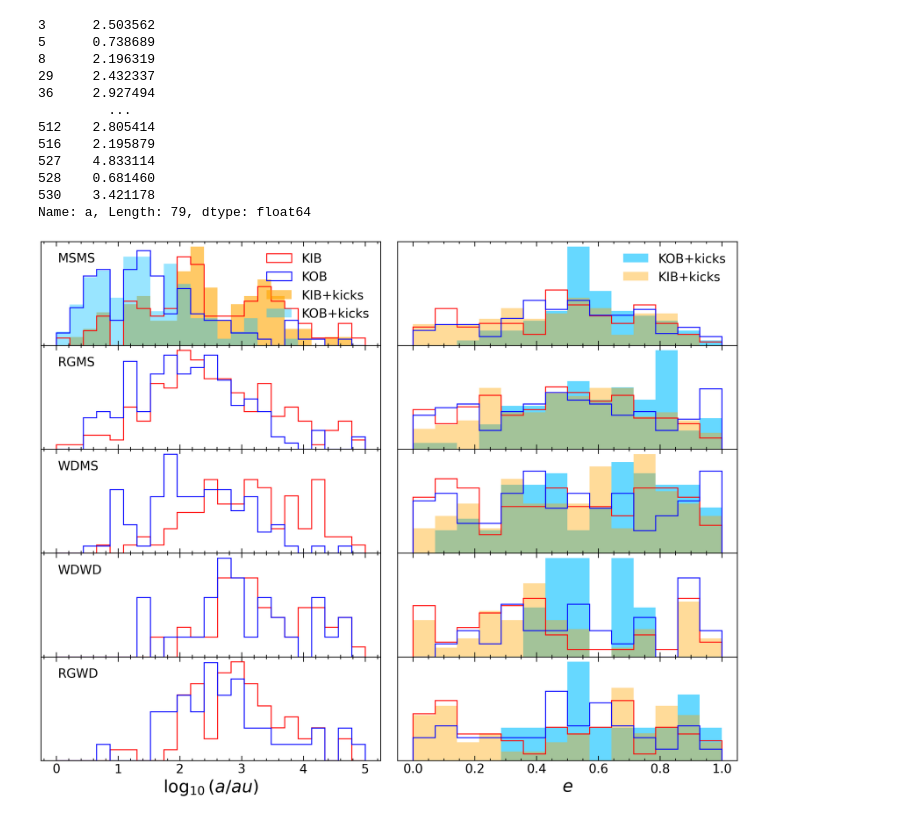
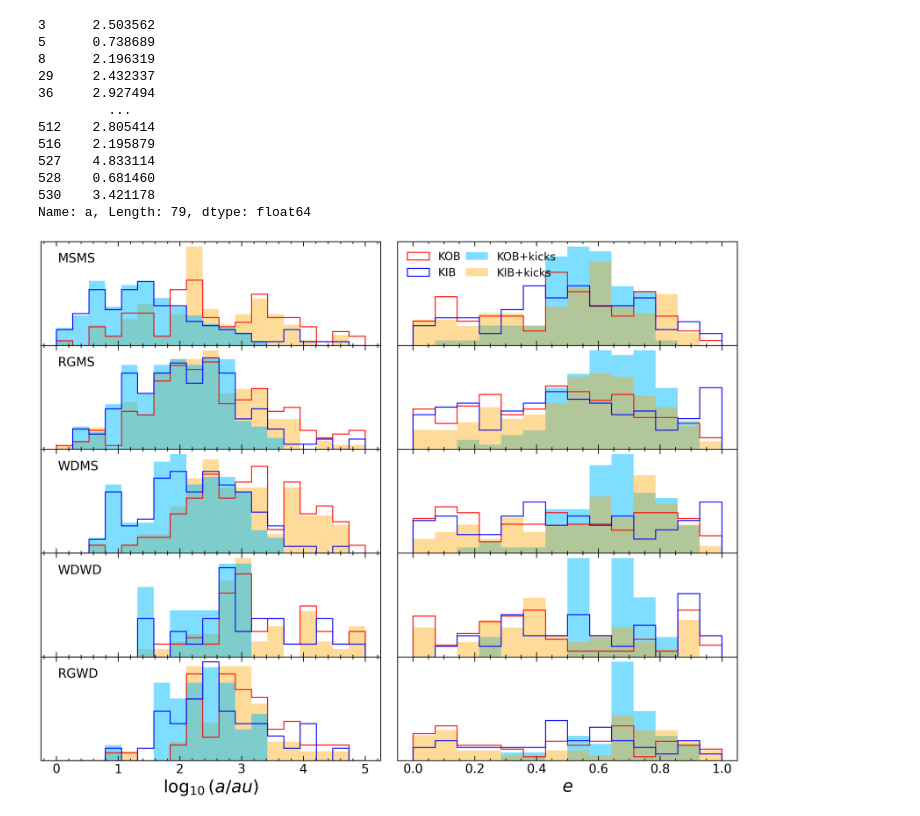
Before and after one commit to cheyanneshariat/OSPE_Scripts, a Jupyter notebook: SSE_Mergers.ipynb, the cells around one changed output. Drawn from its saved outputs; the diff is of its cells as text; code cells hidden in the pictures.

```diff
--- a/SSE_Mergers.ipynb
+++ b/SSE_Mergers.ipynb
@@ -632,8 +632,8 @@ def make_mergers_df(merged_df_final, cosmic_df, bcm_m1, bcm_m2, bpp_m1 = None, b
 mergers_df1 = make_mergers_df(merged_df_final1, cosmic_df_1, m1_bcms_df1, m2_bcms_df1, bpp_m1 = None, bpp_m2 = None, WD_kicks = False, sample_kcks = False, n_sample_kicks = 1000)
 mergers_df6 = make_mergers_df(merged_df_final6, cosmic_df_6, m2_bcms_df6, m2_bcms_df6, bpp_m1 = None, bpp_m2 = None, WD_kicks = False, sample_kcks = False, n_sample_kicks = 1000)
 
-mergers_df1_kicks = make_mergers_df(merged_df_final1, cosmic_df_1, m1_bcms_df1, m2_bcms_df1, bpp_m1 = None, bpp_m2 = None, WD_kicks = True, sample_kcks = False, n_sample_kicks = 1000)
-mergers_df6_kicks = make_mergers_df(merged_df_final6, cosmic_df_6, m2_bcms_df6, m2_bcms_df6, bpp_m1 = None, bpp_m2 = None, WD_kicks = True, sample_kcks = False, n_sample_kicks = 1000)
+mergers_df1_kicks = make_mergers_df(merged_df_final1, cosmic_df_1, m1_bcms_df1, m2_bcms_df1, bpp_m1 = None, bpp_m2 = None, WD_kicks = True, sample_kcks = True, n_sample_kicks = 100)
+mergers_df6_kicks = make_mergers_df(merged_df_final6, cosmic_df_6, m2_bcms_df6, m2_bcms_df6, bpp_m1 = None, bpp_m2 = None, WD_kicks = True, sample_kcks = True, n_sample_kicks = 100)
 
 mergers_df1.to_pickle(DIR + 'mergers_df1')
 mergers_df6.to_pickle(DIR + 'mergers_df6')
@@ -782,72 +782,78 @@ fig, axes  = plt.subplots(nrows=5,ncols=2,figsize=(16,12),gridspec_kw=dict(hspac
 
 kwargs_hist = {'histtype' :'step','density':True, 'lw' : 1.25}
 kwargs_hist2 = {'histtype' :'stepfilled','density':True, 'lw' : 0.75}
-bins = np.linspace(-0,5,24)
+bins = np.linspace(-0,5,20)
 
 ax1.hist(np.log10(mergers_df6.query("merger_type=='MSMS' and 0 < a < 1e6")['a'].dropna().astype(float)), color='r', label='KIB',bins=bins, **kwargs_hist)
 ax1.hist(np.log10(mergers_df1.query("merger_type=='MSMS' and 0 < a < 1e6")['a'].dropna().astype(float)), color='b', label='KOB',bins=bins, **kwargs_hist)
-ax1.hist(np.log10(mergers_df6_kicks.query("merger_type=='MSMS' and 0 < a < 1e6")['a'].dropna().astype(float)), color='orange', label='KIB+kicks',bins=bins,alpha=0.6, **kwargs_hist2)
-ax1.hist(np.log10(mergers_df1_kicks.query("merger_type=='MSMS' and 0 < a < 1e6")['a'].dropna().astype(float)), color='deepskyblue', label='KOB+kicks',bins=bins,alpha=0.4, **kwargs_hist2)
+ax1.hist(np.log10(mergers_df6_kicks.query("merger_type=='MSMS' and 0 < a < 1e6")['a'].dropna().astype(float)), color='orange', label='KIB+kicks',bins=bins,alpha=0.4, **kwargs_hist2)
+ax1.hist(np.log10(mergers_df1_kicks.query("merger_type=='MSMS' and 0 < a < 1e6")['a'].dropna().astype(float)), color='deepskyblue', label='KOB+kicks',bins=bins,alpha=0.5, **kwargs_hist2)
 ax1.text(0.05, 0.8, 'MSMS', transform = ax1.transAxes, fontsize=16)
-
-ax1.legend()
+# ax1.legend(edgecolor='k',ncols=2, loc=1, fontsize=14, columnspacing=0.5)
 
 
-ax2.hist(np.log10(df_final6.query("merged == True and bintype=='RGMS'")['a2']), color='r', label='KIB',bins=bins, **kwargs_hist)
-ax2.hist(np.log10(df_final1.query("merged == True and bintype=='RGMS'")['a2']), color='b', label='KOB',bins=bins, **kwargs_hist)
+ax2.hist(np.log10(mergers_df6.query("merger_type=='RGMS' and 0 < a < 1e6")['a'].dropna().astype(float)), color='r', label='KIB',bins=bins, **kwargs_hist)
+ax2.hist(np.log10(mergers_df1.query("merger_type=='RGMS' and 0 < a < 1e6")['a'].dropna().astype(float)), color='b', label='KOB',bins=bins, **kwargs_hist)
+ax2.hist(np.log10(mergers_df6_kicks.query("merger_type=='RGMS' and 0 < a < 1e6")['a'].dropna().astype(float)), color='orange', label='KIB+kicks',bins=bins,alpha=0.4, **kwargs_hist2)
+ax2.hist(np.log10(mergers_df1_kicks.query("merger_type=='RGMS' and 0 < a < 1e6")['a'].dropna().astype(float)), color='deepskyblue', label='KOB+kicks',bins=bins,alpha=0.5, **kwargs_hist2)
 ax2.text(0.05, 0.8, 'RGMS', transform = ax2.transAxes, fontsize=16)
 
-ax3.hist(np.log10(df_final6.query("merged == True and bintype=='WDMS'")['a2']), color='r', label='KIB',bins=bins, **kwargs_hist)
-ax3.hist(np.log10(df_final1.query("merged == True and bintype=='WDMS'")['a2']), color='b', label='KOB',bins=bins, **kwargs_hist)
+ax3.hist(np.log10(mergers_df6.query("merger_type=='WDMS' and 0 < a < 1e6")['a'].dropna().astype(float)), color='r', label='KIB',bins=bins, **kwargs_hist)
+ax3.hist(np.log10(mergers_df1.query("merger_type=='WDMS' and 0 < a < 1e6")['a'].dropna().astype(float)), color='b', label='KOB',bins=bins, **kwargs_hist)
+ax3.hist(np.log10(mergers_df6_kicks.query("merger_type=='WDMS' and 0 < a < 1e6")['a'].dropna().astype(float)), color='orange', label='KIB+kicks',bins=bins,alpha=0.4, **kwargs_hist2)
+ax3.hist(np.log10(mergers_df1_kicks.query("merger_type=='WDMS' and 0 < a < 1e6")['a'].dropna().astype(float)), color='deepskyblue', label='KOB+kicks',bins=bins,alpha=0.5, **kwargs_hist2)
 ax3.text(0.05, 0.8, 'WDMS', transform = ax3.transAxes, fontsize=16)
 
-ax4.hist(np.log10(df_final6.query("merged == True and bintype=='WDWD'")['a2']), color='r', label='KIB',bins=bins, **kwargs_hist)
-ax4.hist(np.log10(df_final1.query("merged == True and bintype=='WDWD'")['a2']), color='b', label='KOB',bins=bins, **kwargs_hist)
+ax4.hist(np.log10(mergers_df6.query("merger_type=='WDWD' and 0 < a < 1e6")['a'].dropna().astype(float)), color='r', label='KIB',bins=bins, **kwargs_hist)
+ax4.hist(np.log10(mergers_df1.query("merger_type=='WDWD' and 0 < a < 1e6")['a'].dropna().astype(float)), color='b', label='KOB',bins=bins, **kwargs_hist)
+ax4.hist(np.log10(mergers_df6_kicks.query("merger_type=='WDWD' and 0 < a < 1e6")['a'].dropna().astype(float)), color='orange', label='KIB+kicks',bins=bins,alpha=0.4, **kwargs_hist2)
+ax4.hist(np.log10(mergers_df1_kicks.query("merger_type=='WDWD' and 0 < a < 1e6")['a'].dropna().astype(float)), color='deepskyblue', label='KOB+kicks',bins=bins,alpha=0.5, **kwargs_hist2)
 ax4.text(0.05, 0.8, 'WDWD', transform = ax4.transAxes, fontsize=16)
 
-ax5.hist(np.log10(df_final6.query("merged == True and bintype=='RGWD'")['a2']), color='r', label='KIB',bins=bins, **kwargs_hist)
-ax5.hist(np.log10(df_final1.query("merged == True and bintype=='RGWD'")['a2']), color='b', label='KOB',bins=bins, **kwargs_hist)
+ax5.hist(np.log10(mergers_df6.query("merger_type=='RGWD' and 0 < a < 1e6")['a'].dropna().astype(float)), color='r', label='KIB',bins=bins, **kwargs_hist)
+ax5.hist(np.log10(mergers_df1.query("merger_type=='RGWD' and 0 < a < 1e6")['a'].dropna().astype(float)), color='b', label='KOB',bins=bins, **kwargs_hist)
+ax5.hist(np.log10(mergers_df6_kicks.query("merger_type=='RGWD' and 0 < a < 1e6")['a'].dropna().astype(float)), color='orange', label='KIB+kicks',bins=bins,alpha=0.4, **kwargs_hist2)
+ax5.hist(np.log10(mergers_df1_kicks.query("merger_type=='RGWD' and 0 < a < 1e6")['a'].dropna().astype(float)), color='deepskyblue', label='KOB+kicks',bins=bins,alpha=0.5, **kwargs_hist2)
 ax5.text(0.05, 0.8, 'RGWD', transform = ax5.transAxes, fontsize=16)
 
 ax5.set_xlabel("$\log_{10}(a / au)$", fontsize=22)
 
 ################################################################################################
 bins_ecc = np.linspace(0,1,15)
 
-ax6.hist(mergers_df6.query("merger_type=='MSMS'")['e'].dropna(), color='r', label='',bins=bins_ecc, **kwargs_hist)
-ax6.hist(mergers_df1.query("merger_type=='MSMS'")['e'].dropna(), color='b', label='',bins=bins_ecc, **kwargs_hist)
-ax6.hist(mergers_df1_kicks.query("merger_type=='MSMS'")['e'].dropna(), color='deepskyblue', label='KOB+kicks',bins=bins_ecc, alpha=0.6, **kwargs_hist2)
+ax6.hist(mergers_df6.query("merger_type=='MSMS'")['e'].dropna(), color='r', label='KOB',bins=bins_ecc, **kwargs_hist)
+ax6.hist(mergers_df1.query("merger_type=='MSMS'")['e'].dropna(), color='b', label='KIB',bins=bins_ecc, **kwargs_hist)
+ax6.hist(mergers_df1_kicks.query("merger_type=='MSMS'")['e'].dropna(), color='deepskyblue', label='KOB+kicks',bins=bins_ecc, alpha=0.5, **kwargs_hist2)
 ax6.hist(mergers_df6_kicks.query("merger_type=='MSMS'")['e'].dropna(), color='orange', label='KIB+kicks',bins=bins_ecc, alpha=0.4, **kwargs_hist2)
-
-ax6.legend()
+ax6.legend(ncols=2, loc=2, fontsize=14, columnspacing=0.5)
 
 ax7.hist(mergers_df6.query("merger_type=='RGMS'")['e'].dropna(), color='r', label='KIB',bins=bins_ecc, **kwargs_hist)
 ax7.hist(mergers_df1.query("merger_type=='RGMS'")['e'].dropna(), color='b', label='KOB',bins=bins_ecc, **kwargs_hist)
-ax7.hist(mergers_df1_kicks.query("merger_type=='RGMS'")['e'].dropna(), color='deepskyblue', label='KOB+kicks',bins=bins_ecc, alpha=0.6, **kwargs_hist2)
+ax7.hist(mergers_df1_kicks.query("merger_type=='RGMS'")['e'].dropna(), color='deepskyblue', label='KOB+kicks',bins=bins_ecc, alpha=0.5, **kwargs_hist2)
 ax7.hist(mergers_df6_kicks.query("merger_type=='RGMS'")['e'].dropna(), color='orange', label='KIB+kicks',bins=bins_ecc, alpha=0.4, **kwargs_hist2)
 
 ax8.hist(mergers_df6.query("merger_type=='WDMS'")['e'].dropna(), color='r', label='KIB',bins=bins_ecc, **kwargs_hist)
 ax8.hist(mergers_df1.query("merger_type=='WDMS'")['e'].dropna(), color='b', label='KOB',bins=bins_ecc, **kwargs_hist)
-ax8.hist(mergers_df1_kicks.query("merger_type=='WDMS'")['e'].dropna(), color='deepskyblue', label='KOB+kicks',bins=bins_ecc, alpha=0.6, **kwargs_hist2)
+ax8.hist(mergers_df1_kicks.query("merger_type=='WDMS'")['e'].dropna(), color='deepskyblue', label='KOB+kicks',bins=bins_ecc, alpha=0.5, **kwargs_hist2)
 ax8.hist(mergers_df6_kicks.query("merger_type=='WDMS'")['e'].dropna(), color='orange', label='KIB+kicks',bins=bins_ecc, alpha=0.4, **kwargs_hist2)
 
 ax9.hist(mergers_df6.query("merger_type=='WDWD'")['e'].dropna(), color='r', label='KIB',bins=bins_ecc, **kwargs_hist)
 ax9.hist(mergers_df1.query("merger_type=='WDWD'")['e'].dropna(), color='b', label='KOB',bins=bins_ecc, **kwargs_hist)
-ax9.hist(mergers_df1_kicks.query("merger_type=='WDWD'")['e'].dropna(), color='deepskyblue', label='KOB+kicks',bins=bins_ecc, alpha=0.6, **kwargs_hist2)
+ax9.hist(mergers_df1_kicks.query("merger_type=='WDWD'")['e'].dropna(), color='deepskyblue', label='KOB+kicks',bins=bins_ecc, alpha=0.5, **kwargs_hist2)
 ax9.hist(mergers_df6_kicks.query("merger_type=='WDWD'")['e'].dropna(), color='orange', label='KIB+kicks',bins=bins_ecc, alpha=0.4, **kwargs_hist2)
 
 ax10.hist(mergers_df6.query("merger_type=='RGWD'")['e'].dropna(), color='r', label='KIB',bins=bins_ecc, **kwargs_hist)
 ax10.hist(mergers_df1.query("merger_type=='RGWD'")['e'].dropna(), color='b', label='KOB',bins=bins_ecc, **kwargs_hist)
-ax10.hist(mergers_df1_kicks.query("merger_type=='RGWD'")['e'].dropna(), color='deepskyblue', label='KOB+kicks',bins=bins_ecc, alpha=0.6, **kwargs_hist2)
+ax10.hist(mergers_df1_kicks.query("merger_type=='RGWD'")['e'].dropna(), color='deepskyblue', label='KOB+kicks',bins=bins_ecc, alpha=0.5, **kwargs_hist2)
 ax10.hist(mergers_df6_kicks.query("merger_type=='RGWD'")['e'].dropna(), color='orange', label='KIB+kicks',bins=bins_ecc, alpha=0.4, **kwargs_hist2)
 
 ax10.set_xlabel("$e$", fontsize=22)
 
 for ax in axes:
     for actual_ax in ax:
         actual_ax.set_yticks([])
 
-
+# plt.savefig(DIR + 'Figures/mergers_a_ecc.pdf')
 plt.show()
 # %% [output]
-[figure, old version]
+[figure, new version]
```
Also changed, not shown: parts of 1 cell of this notebook.
